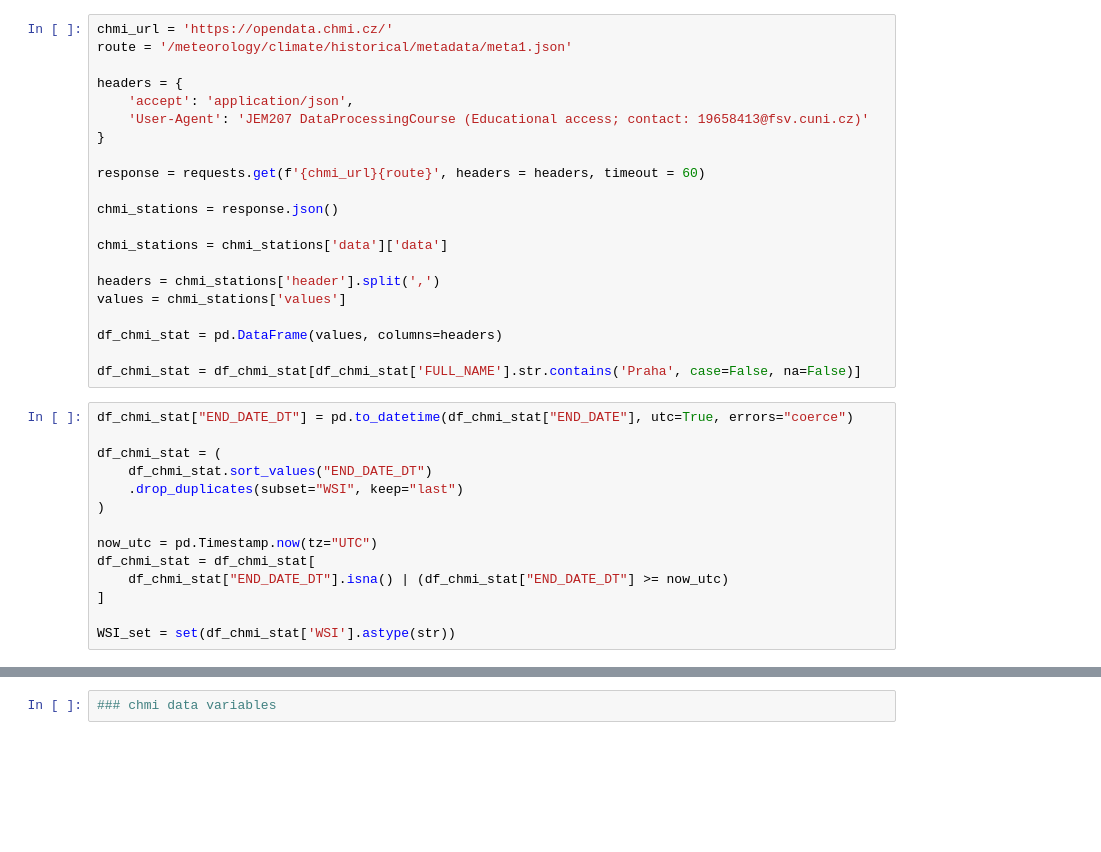
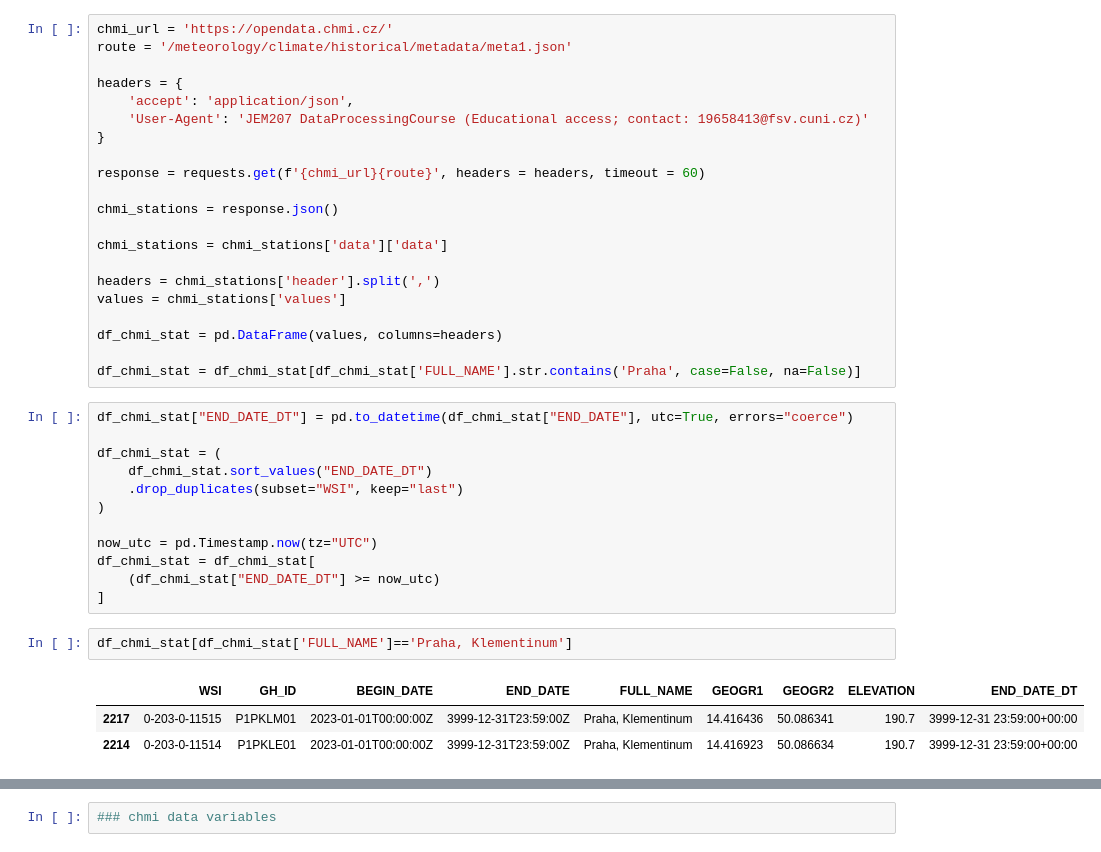
Before and after one commit to jayjay7788/Data-Processing-in-Python---Project, a Jupyter notebook: project API draft.ipynb, the cells around one changed output, grey strips where cells are left out. Drawn from its saved outputs; the diff is of its cells as text; blank space fills up the shorter version.

```diff
--- a/project API draft.ipynb
+++ b/project API draft.ipynb
@@ -58,7 +58,11 @@ df_chmi_stat = (
 
 now_utc = pd.Timestamp.now(tz="UTC")
 df_chmi_stat = df_chmi_stat[
-    df_chmi_stat["END_DATE_DT"].isna() | (df_chmi_stat["END_DATE_DT"] >= now_utc)
+    (df_chmi_stat["END_DATE_DT"] >= now_utc)
 ]
-
-WSI_set = set(df_chmi_stat['WSI'].astype(str))
+# %%
+df_chmi_stat[df_chmi_stat['FULL_NAME']=='Praha, Klementinum']
+# %% [output]
+|  | WSI | GH_ID | BEGIN_DATE | END_DATE | FULL_NAME | GEOGR1 | GEOGR2 | ELEVATION | END_DATE_DT |
+| 2217 | 0-203-0-11515 | P1PKLM01 | 2023-01-01T00:00:00Z | 3999-12-31T23:59:00Z | Praha, Klementinum | 14.416436 | 50.086341 | 190.7 | 3999-12-31 23:59:00+00:00 |
+| 2214 | 0-203-0-11514 | P1PKLE01 | 2023-01-01T00:00:00Z | 3999-12-31T23:59:00Z | Praha, Klementinum | 14.416923 | 50.086634 | 190.7 | 3999-12-31 23:59:00+00:00 |
```
Also changed, not shown: parts of 8 cells of this notebook.
